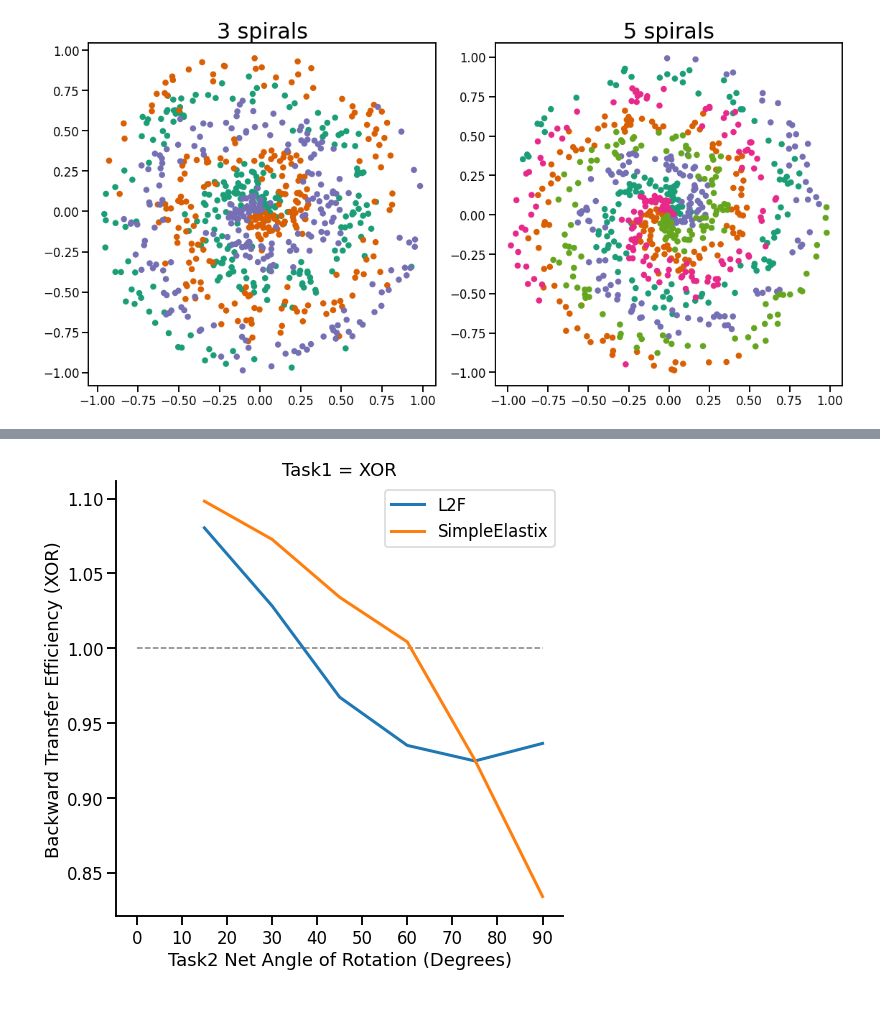
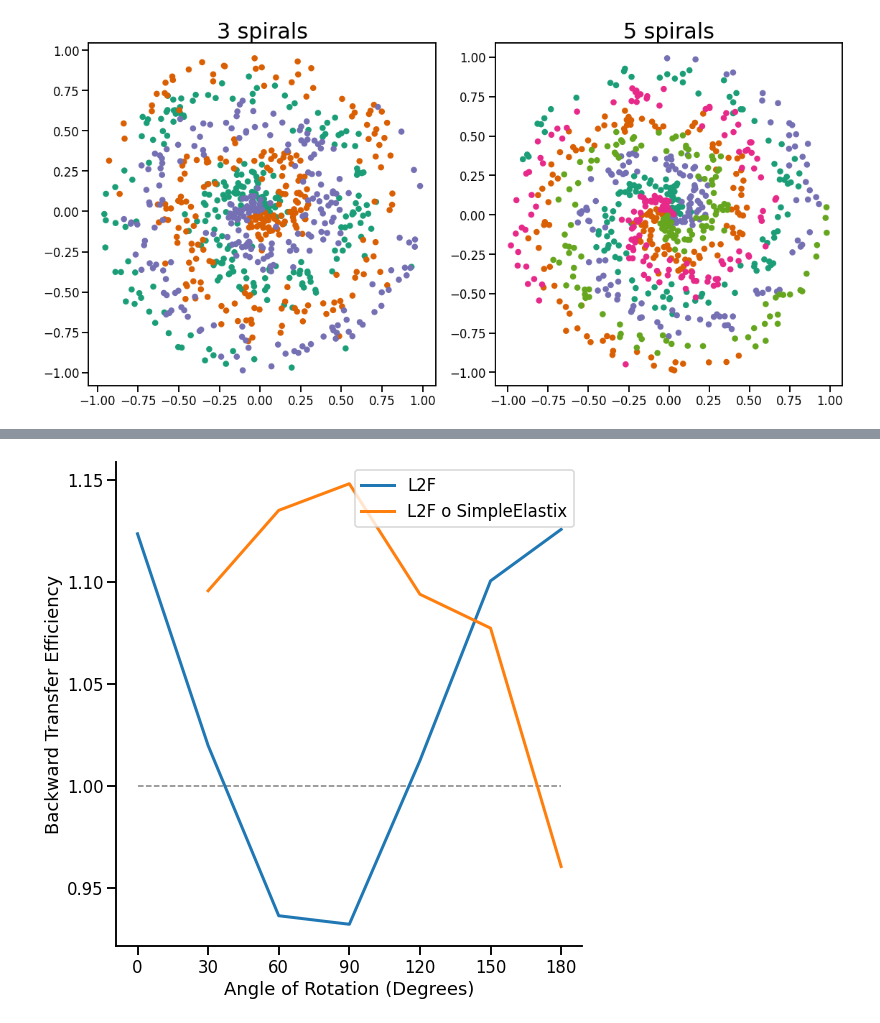
Before and after one commit to tliu68/progressive-learning, a Jupyter notebook: lddmm_XOR/elastix-spiral.ipynb, the cells around one changed output, grey strips where cells are left out. Cells and saved outputs as stored; diff of their text form; code cells hidden in the pictures.

```diff
--- a/lddmm_XOR/elastix-spiral.ipynb
+++ b/lddmm_XOR/elastix-spiral.ipynb
@@ -355,14 +399,14 @@ errors_all = {}
 rep = 1000
 angle1 = 0
 # angle2 = [0, 15, 30, 45, 60, 75, 90]
-angle2 = [60]
+angle2 = [0]
 
 for i,a in enumerate(angle2):
     print('angle2 = %s'%a)
     error = np.array(
-        Parallel(n_jobs=-2, verbose=1)(
+        Parallel(n_jobs=-1, verbose=1)(
             delayed(exp)(
-                750, 750, task1_angle=angle1, task2_angle=np.pi*(a/180), ite=1500
+                750, 750, task1_angle=angle1, task2_angle=np.pi*(a/180), ite=1500, res=4, scale=100
             ) for _ in range(rep)
         )
     )
@@ -395,4 +439,4 @@ pickle.dump(errors_all, pickle_out)
 pickle_out.close()
 # %%
 pickle_in = open("errors_all-spiral-sitk-angles0_15_90-0216.pickle", "rb")
-i = pickle.load(pickle_in)
+errors_all = pickle.load(pickle_in)
@@ -454,7 +520,7 @@ for idx in range(len(angle_sweep)):
 
 print(mean_te)
 # %%
-angle_sweep = [15,30,45,60,75,90]
+angle_sweep = [0,30,60,90,120,150,180]
 mean_te = np.empty((len(angle_sweep), 2))
 for idx in range(len(angle_sweep)):
     name = "0_" + str(angle_sweep[idx])
@@ -472,0 +553,12 @@ print(mean_te)
+# %%
+angle_sweep = [0,30,60,90,120,150,180]
+mean_te = np.empty((len(angle_sweep), 4))
+for idx in range(len(angle_sweep)):
+    name = "0_" + str(angle_sweep[idx])
+    j = errors_all[name]
+    mean_te[idx, 0] = np.mean(j[:,3]) / np.mean(j[:,1])
+    mean_te[idx, 1] = np.mean(j[:,3]) / np.mean(j[:,5])
+    mean_te[idx, 2] = np.mean(j[:,2]) / np.mean(j[:,0])
+    mean_te[idx, 3] = np.mean(j[:,2]) / np.mean(j[:,4])
+
+print(mean_te)
@@ -488,17 +588,20 @@ top_side.set_visible(False)
 # %%
 fig, ax = plt.subplots(1,1, figsize=(8,8))
 colors = sns.color_palette("Dark2", n_colors=2)
+angle_sweep = [0,30,60,90,120,150,180]
 ax.plot(np.array(angle_sweep), mean_te[:,0], linewidth = 3, label="L2F")
-ax.plot(np.array(angle_sweep), mean_te[:,1], linewidth = 3, label="SimpleElastix")
-ax.set_xticks(range(0,91,10))
-ax.set_xlabel('Task2 Net Angle of Rotation (Degrees)')
-ax.set_ylabel('Backward Transfer Efficiency (XOR)')
-ax.hlines(1, 0,90, colors='gray', linestyles='dashed',linewidth=1.5)
+ax.plot(np.array(angle_sweep[1:]), mean_te[1:,1], linewidth = 3, label="L2F o SimpleElastix")
+ax.set_xticks(range(0,181,30))
+ax.set_xlabel('Angle of Rotation (Degrees)')
+ax.set_ylabel('Backward Transfer Efficiency')
+ax.hlines(1, 0,180, colors='gray', linestyles='dashed',linewidth=1.5)
 plt.legend()
-plt.title("Task1 = XOR")
+# plt.title("Task1 = XOR")
 right_side = ax.spines["right"]
 right_side.set_visible(False)
 top_side = ax.spines["top"]
 top_side.set_visible(False)
+plt.tight_layout()
+plt.savefig('spiral_bte')
 # %% [output]
-[figure, old version]
+[figure, new version]
```
Also changed, not shown: parts of 23 cells of this notebook, 1 other file.
